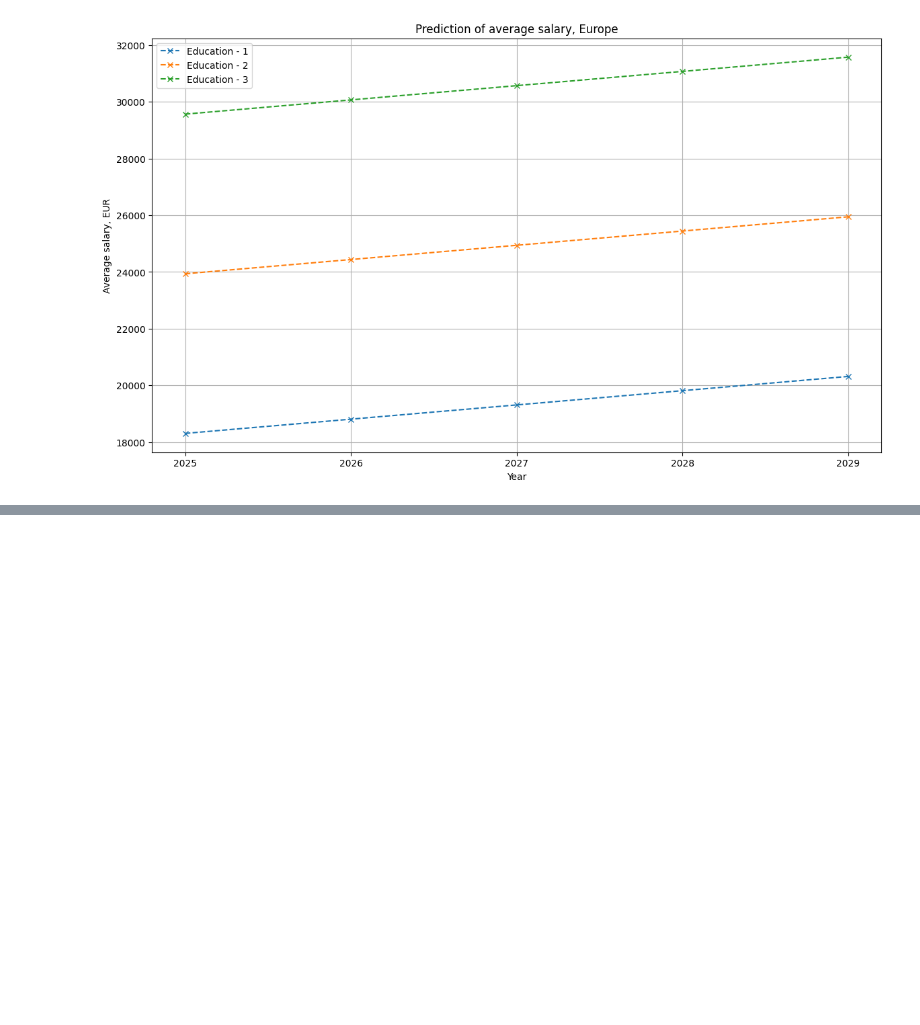
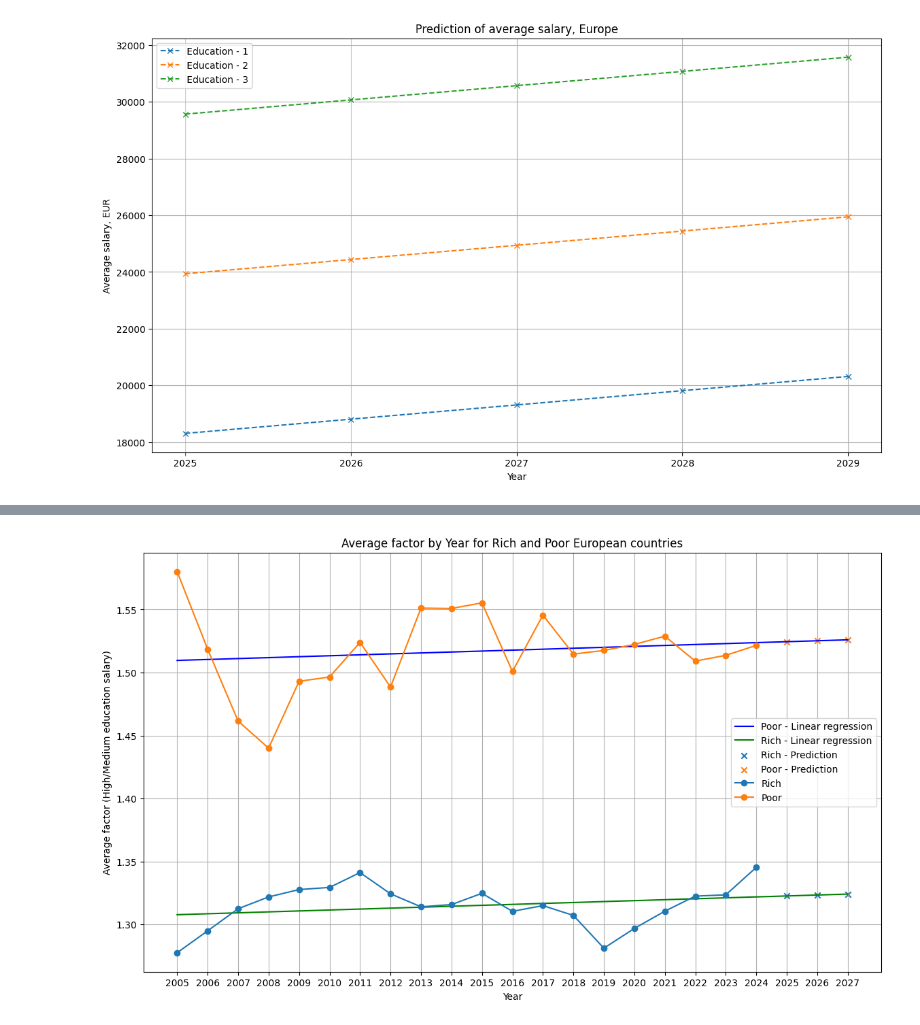
Before and after one commit to ArtShp/education-vs-salary, a Jupyter notebook: src/main.ipynb, the cells around one changed output, grey strips where cells are left out. Saved outputs shown, nothing was run; the diff lists cells and outputs as text; code cells hidden in the pictures; blank space fills up the shorter version.

```diff
--- a/src/main.ipynb
+++ b/src/main.ipynb
@@ -188,0 +199,90 @@ Coefficients (Year) for Education level 3: [658.96785714]
+# %%
+warnings.filterwarnings("ignore", category=UserWarning)
+
+rich_countries = ["DE", "DK", "CH", "UK", "FR"]
+poor_countries = ["CZ", "HU", "RS", "BG", "LT"]
+
+def do_statistics_2(countries):
+    first_col = df.columns[0]
+    records = []
+    for country_code in countries:
+        # list of row identifiers
+        keys = [
+            f"A,MEI_E,EUR,ED0-2,T,Y18-64,{country_code}",
+            f"A,MEI_E,EUR,ED3_4,T,Y18-64,{country_code}",
+            f"A,MEI_E,EUR,ED5-8,T,Y18-64,{country_code}",
+        ]
+
+        df_filtered = df[df[first_col].isin(keys)]
+
+        df_filtered = df_filtered.copy()
+        df_filtered[first_col] = df_filtered[first_col].str.split(",").str[3].map(education_mapping)
+        df_filtered.rename(columns={first_col: "education"}, inplace=True)
+
+        df_triples = df_filtered.melt(id_vars="education", var_name="year", value_name="value").dropna(subset=["value"])
+
+        # convert year and value to integers
+        df_triples["year"] = df_triples["year"].astype(int)
+        df_triples["value"] = df_triples["value"].map(lambda x: x.split()[0]).astype(int)
+
+        # average salary per year and education
+        df_avg = df_triples.groupby(["year", "education"])["value"].mean().unstack()
+
+        # compute factor = high education / medium education
+        df_avg = df_avg.loc[:, [2, 3]].dropna()
+        df_avg["factor"] = df_avg[3] / df_avg[2]
+        df_avg = df_avg.reset_index()[["year", "factor"]]
+        df_avg["country"] = country_code
+
+        records.append(df_avg)
+
+    df_factors = pd.concat(records, ignore_index=True)
+    return df_factors.groupby("year")["factor"].mean().reset_index()
+
+rich_factors = do_statistics_2(rich_countries)[2:]
+poor_factors = do_statistics_2(poor_countries)
+
+# Independent two-sample t-test
+t_stat, p_value = ttest_ind(rich_factors["factor"], poor_factors["factor"])
+
+print("t-statistic:", t_stat)
+print("p-value:", p_value)
+
+rich_factors["group"] = 0
+poor_factors["group"] = 1
+summary = pd.concat([rich_factors, poor_factors], ignore_index=True)
+
+X = summary[["year", "group"]].values
+y = summary["factor"].values
+
+model = LinearRegression(n_jobs=-1).fit(X, y)
+
+print("Coefficients (Year, Education):", model.coef_)
+
+years = np.array(sorted(summary["year"].unique()) + list(range(2025, 2028)))
+
+plt.figure(figsize=(14, 8))
+
+# Predict for Poor group
+poor_X = pd.DataFrame({"year": years, "group": 1})
+poor_pred = model.predict(poor_X)
+plt.plot(years, poor_pred, label="Poor - Linear regression", color="blue")
+
+# Predict for Rich group
+rich_X = pd.DataFrame({"year": years, "group_code": 0})
+rich_pred = model.predict(rich_X)
+plt.plot(years, rich_pred, label="Rich - Linear regression", color="green")
+
+plt.scatter(list(range(2025, 2028)), rich_pred[-3:], marker="x", label="Rich - Prediction")
+plt.scatter(list(range(2025, 2028)), poor_pred[-3:], marker="x", label="Poor - Prediction")
+
+plt.plot(rich_factors["year"], rich_factors["factor"], marker="o", label="Rich")
+plt.plot(poor_factors["year"], poor_factors["factor"], marker="o", label="Poor")
+plt.xlabel("Year")
+plt.ylabel("Average factor (High/Medium education salary)")
+plt.title("Average factor by Year for Rich and Poor European countries")
+plt.legend()
+plt.grid(True)
+plt.xticks(years)
+plt.show()
+# %% [output]
@@ -188,0 +292 @@ Coefficients (Year) for Education level 3: [658.96785714]
+[figure, added]
```
Also changed, not shown: parts of 5 cells of this notebook.
